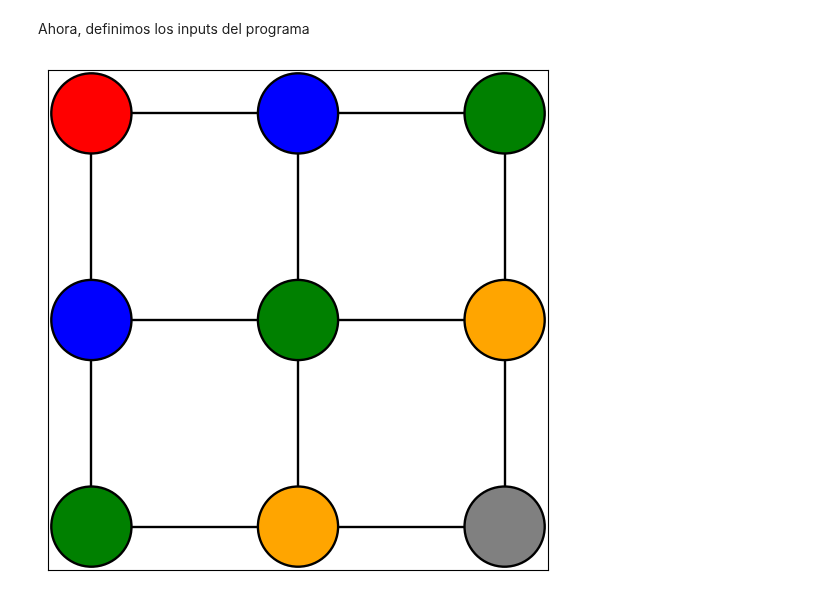
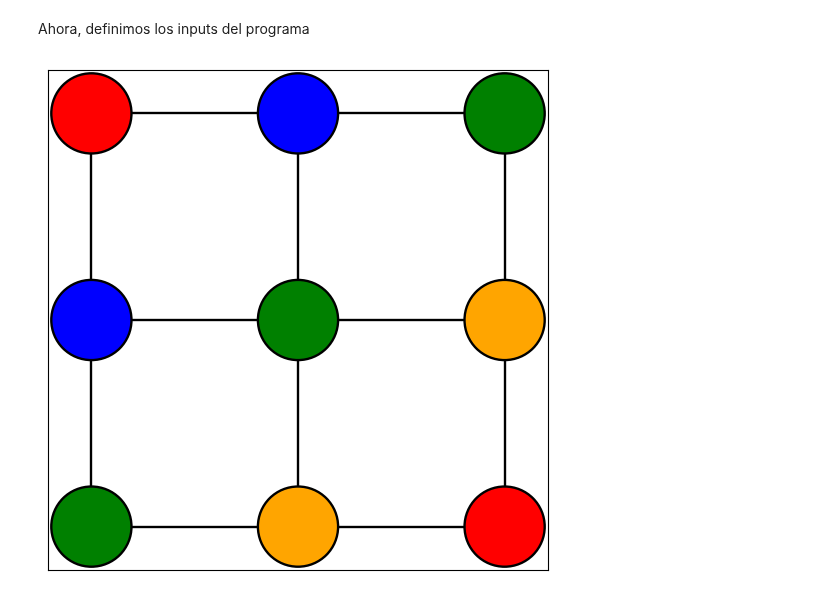
Before and after one commit to dangarciahe/Cadenas_de_Markov, a Jupyter notebook: Tarea_2.ipynb, the cells around one changed output. Cells and saved outputs as stored; diff of their text form; code cells hidden in the pictures.

```diff
--- a/Tarea_2.ipynb
+++ b/Tarea_2.ipynb
@@ -151,25 +168,25 @@ Ahora, definimos los inputs del programa
 # %%
 ## Inputs del programa
 """
 k: Dimensiones del lattice kxk
 q: Numero de colores
 d: Maximo numero de vecinos de algun nodo
 """
 
 k = 3
-q = 9
+q = 4
 
 ## Lista de colores preestablecidos. Se usaran los primeros q
 colors_list = ["red", "blue", "green", "orange", "grey", "purple", "black", "magenta", "white", "cyan"]
 
 
 # Iniciar el valor de los colores
 colors_list = colors_list[:q:]
 G, color_values = restart_G(k, q, colors_list)
 #vecinos = find_vecinos_dict()
 
 
 # Graficar la grilla
 plot_grid(G, color_values)
 # %% [output]
-[figure, old version]
+[figure, new version]
```
Also changed, not shown: parts of 6 cells of this notebook.
